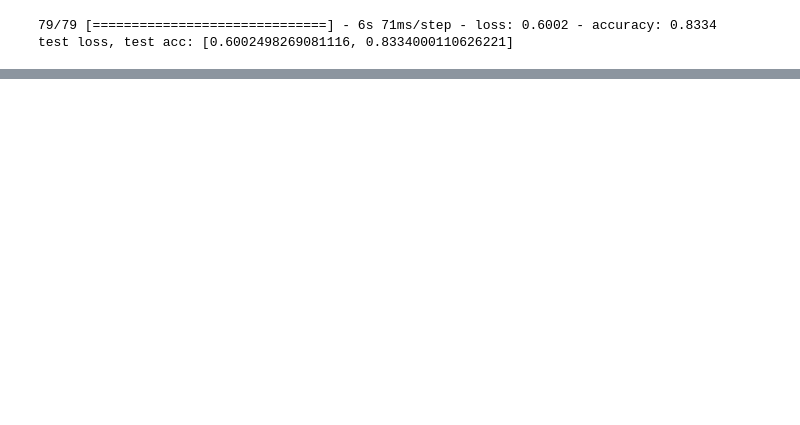
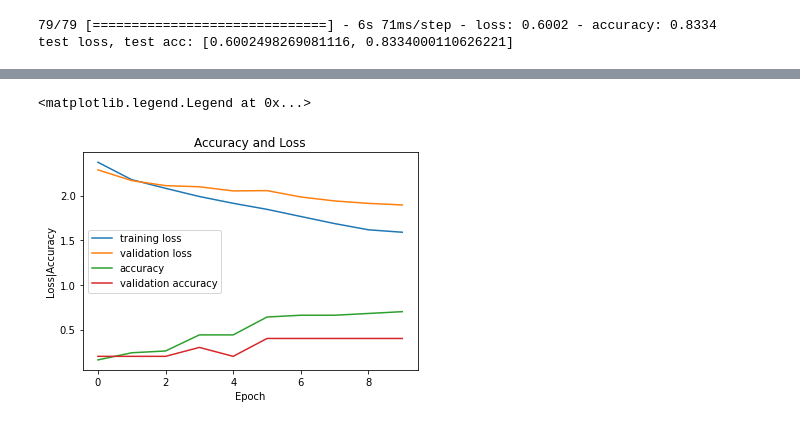
Before and after one commit to vutuanhai237/DynamicQNN, a Jupyter notebook: codes/baseline.ipynb, the cells around one changed output, grey strips where cells are left out. Saved outputs shown, nothing was run; the diff lists cells and outputs as text; code cells hidden in the pictures; blank space fills up the shorter version.

```diff
--- a/codes/baseline.ipynb
+++ b/codes/baseline.ipynb
@@ -40,8 +40,14 @@ plt.imshow(x_train[0])
 # xq_test = []
 # for x_test_item in x_train:
 #     xq_test.append(classical_part.quantum_model(x_test_item))
+xq_train = []
+for x_train_item in x_train:
+    xq_train.append(classical_part.quantum_model(x_train_item))
+xq_train = np.array(xq_train)
+
 xq_val = []
-for x_val_item in x_train:
+for x_val_item in x_val:
     xq_val.append(classical_part.quantum_model(x_val_item))
+xq_val = np.array(xq_val)
 # %%
 print(xq_val.shape)
@@ -87,0 +105,6 @@ Epoch 10/10
+# %%
+hmodel.compile(loss='categorical_crossentropy',
+              optimizer='adam',
+              metrics=['accuracy'])
+H2 = hmodel.fit(xq_train, y_train, validation_data=(xq_val, y_val),
+          batch_size=4, epochs=10, verbose=1)
@@ -108,0 +153,15 @@ plt.legend()
+# %%
+# 8. Vẽ đồ thị loss, accuracy của traning set và validation set
+fig = plt.figure()
+numOfEpoch = 10
+plt.plot(np.arange(0, numOfEpoch), H2.history['loss'], label='training loss')
+plt.plot(np.arange(0, numOfEpoch), H2.history['val_loss'], label='validation loss')
+plt.plot(np.arange(0, numOfEpoch), H2.history['accuracy'], label='accuracy')
+plt.plot(np.arange(0, numOfEpoch), H2.history['val_accuracy'], label='validation accuracy')
+plt.title('Accuracy and Loss')
+plt.xlabel('Epoch')
+plt.ylabel('Loss|Accuracy')
+plt.legend()
+# %% [output]
+<matplotlib.legend.Legend at 0x...>
+[figure, added]
```
Also changed, not shown: parts of 10 cells of this notebook.
